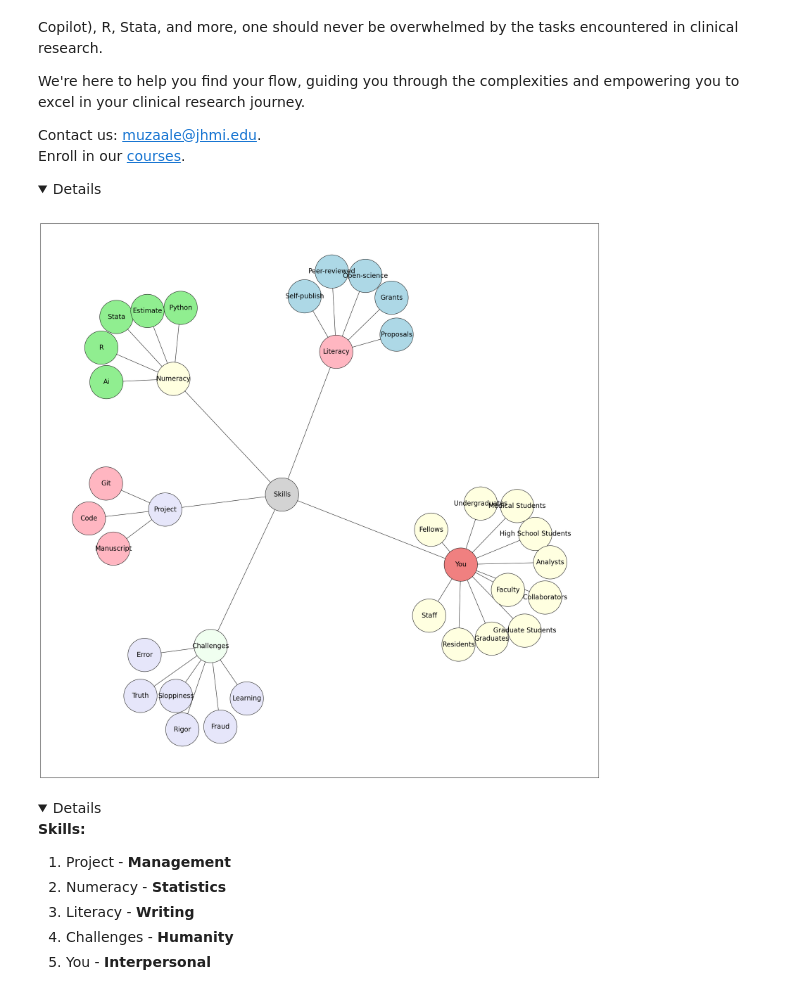
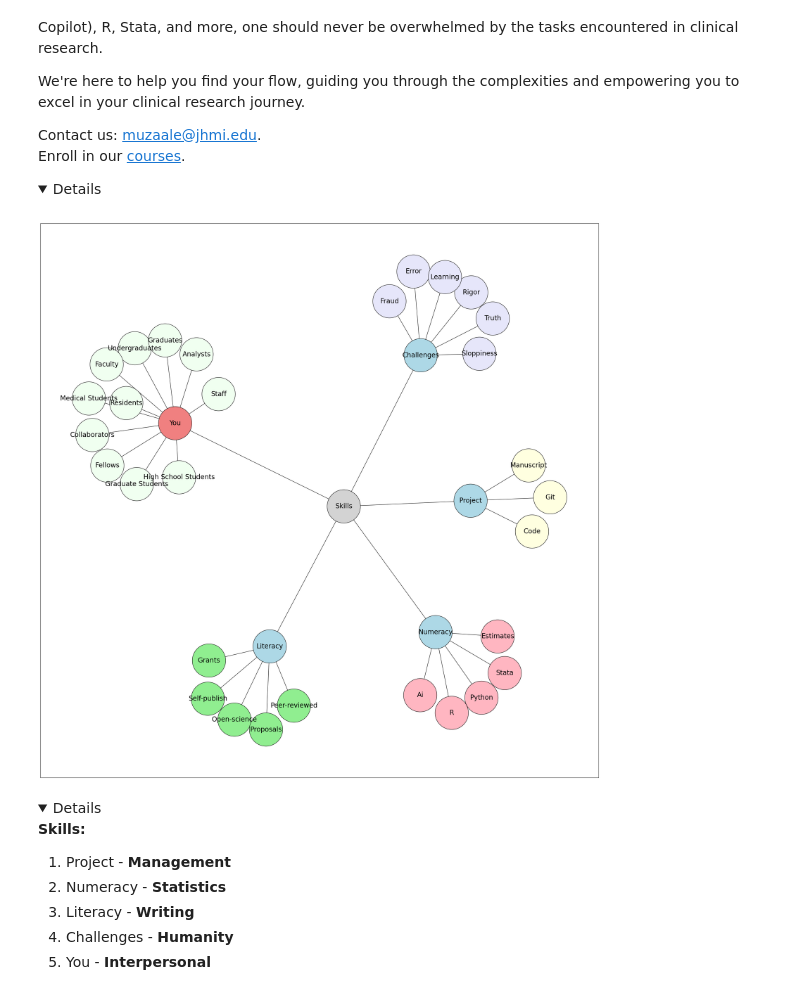
Before and after one commit to jhutrc/beta, a Jupyter notebook: _build/jupyter_execute/preface.ipynb, the cells around one changed output. Drawn from its saved outputs; the diff is of its cells as text; code cells hidden in the pictures; folded sections open.

Commit message:
seed 1234567890 for logo

```diff
--- a/_build/jupyter_execute/preface.ipynb
+++ b/_build/jupyter_execute/preface.ipynb
@@ -111,22 +111,20 @@ import networkx as nx
 import matplotlib.pyplot as plt
 
 # Set seed for layout
-seed = 0
+seed = 1234567890
 
 # Directory structure
 structure = {
+    "Challenges": ["Truth", "Rigor", "Error", "Sloppiness", "Fraud", "Learning"],
+    "Literacy": ["Open-Science", "Self-Publish", "Peer-Reviewed", "Grants", "Proposals"],
+    "Numeracy": ["Python", "R", "Stata", "AI", "Estimates"],
+    "Project": ["Manuscript", "Code", "Git"],
     "Skills": ["Literacy", "Project", "Numeracy", "You", "Challenges"],
-    "Literacy": ["Open-Science", "Self-Publish", "Peer-Reviewed", "Grants", "Proposals"],
-    "Numeracy": ["Python", "R", "Stata", "AI", "Estimate"],  # Added "AI" and Removed "Estimate"
-    "Project": ["Manuscript", "Code", "Git"],
-    # Removed "Point" and its children
-    # Removed "Interval" and its children
     "You": ["High School Students", "Undergraduates", "Graduate Students", "Medical Students", "Residents", "Fellows", "Faculty", "Analysts", "Staff", "Collaborators", "Graduates"],
-    "Challenges": ["Truth", "Rigor", "Error", "Sloppiness", "Fraud", "Learning"],
 }
 
 # Gentle colors for children
-child_colors = ["lightgreen", "lightpink", "lightyellow", 'lavender', 'lightcoral', 'honeydew', 'azure', 'lightblue']
+child_colors = ["lightgreen", "lightpink", "lightyellow", 'white', 'honeydew', 'lightcoral','azure', 'lightblue','lavender']
 
 # List of nodes to color light blue
 light_blue_nodes = ["Literacy", "Numeracy", "You", "Project", "Challenges"]
@@ -143,35 +141,35 @@ for i, (parent, children) in enumerate(structure.items()):
     parent_name = capitalize_name(parent.replace("_", " "))
     G.add_node(parent_name)
 
     # Set the color for Skills
     if parent_name == "Skills":
         node_colors[parent_name] = 'lightgray'
     else:
         node_colors[parent_name] = child_colors[i % len(child_colors)]
 
     for child in children:
         child_name = capitalize_name(child.replace("_", " "))
         # Exclude "Co-Pilot" and "ChatGPT"
         if child_name not in ["Co-Pilot", "ChatGPT"]:
             G.add_edge(parent_name, child_name)
             if child_name in light_blue_nodes:
                 node_colors[child_name] = 'lightblue'
             else:
-                node_colors[child_name] = child_colors[(i + 6) % len(child_colors)]  # You can customize the logic here to assign colors
+                node_colors[child_name] = child_colors[(i + 8) % len(child_colors)]  # You can customize the logic here to assign colors
 
 colors = [node_colors[node] for node in G.nodes()]
 
 # Set figure size
 plt.figure(figsize=(30, 30))
 
 # Draw the graph
 pos = nx.spring_layout(G, scale=30, seed=seed)
 nx.draw_networkx_nodes(G, pos, node_size=10000, node_color=colors, edgecolors='black')  # Boundary color set here
 nx.draw_networkx_edges(G, pos)
 nx.draw_networkx_labels(G, pos, font_size=20)
 plt.show()
 # %% [output]
-[figure, old version]
+[figure, new version]
 # %% [markdown]
 
 </Details>
```
Also changed, not shown: 6 other files.
